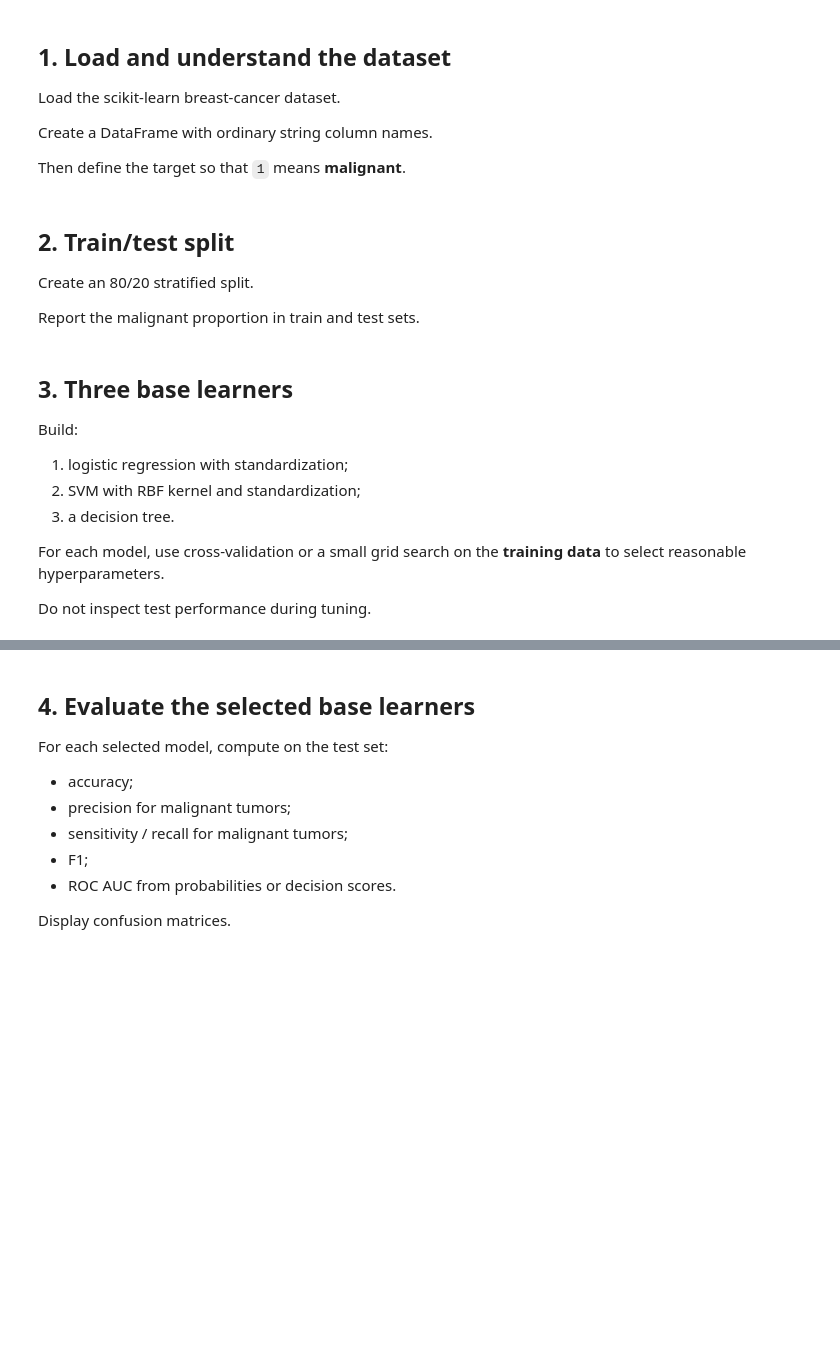
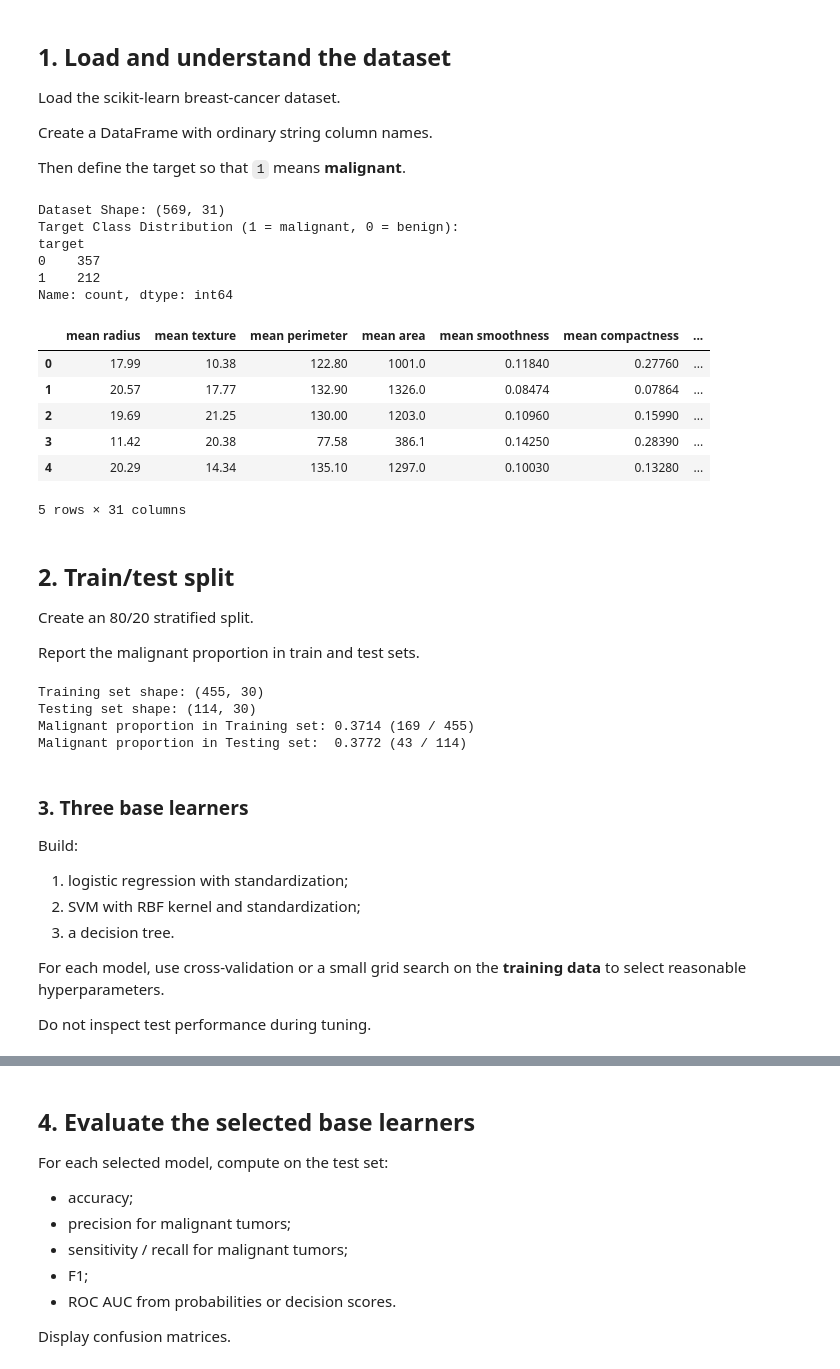
Before and after one commit to silakchhum/inf-gram, a Jupyter notebook: 4_ensemble_learning/practical.ipynb, the cells around one changed output, grey strips where cells are left out. Cells and saved outputs as stored; diff of their text form; code cells hidden in the pictures; blank space fills up the shorter version.

```diff
--- a/4_ensemble_learning/practical.ipynb
+++ b/4_ensemble_learning/practical.ipynb
@@ -70,7 +70,47 @@ Create a DataFrame with ordinary string column names.
 
 Then define the target so that `1` means **malignant**.
 # %%
-# Your code here
+# Load the breast cancer dataset
+data = load_breast_cancer()
+
+# Columns
+columns = data.feature_names.astype(str)
+
+# Create a DataFrame with the features and ordinary string column names
+X = pd.DataFrame(data.data, columns=columns)
+
+# By default in scikit-learn:
+# - class 0 = malignant
+# - class 1 = benign
+# We want:
+# - 1 = malignant
+# - 0 = benign
+# So we flip the target labels: 1 - default_target
+y = 1 - data.target
+
+# # Combine into a single DataFrame for overview
+df = X.copy()
+df['target'] = y
+
+# # Display basic information
+print("Dataset Shape:", df.shape)
+print("Target Class Distribution (1 = malignant, 0 = benign):")
+print(df['target'].value_counts())
+df.head()
+# %% [output]
+Dataset Shape: (569, 31)
+Target Class Distribution (1 = malignant, 0 = benign):
+target
+0    357
+1    212
+Name: count, dtype: int64
+|  | mean radius | mean texture | mean perimeter | mean area | mean smoothness | mean compactness | ... |
+| 0 | 17.99 | 10.38 | 122.80 | 1001.0 | 0.11840 | 0.27760 | ... |
+| 1 | 20.57 | 17.77 | 132.90 | 1326.0 | 0.08474 | 0.07864 | ... |
+| 2 | 19.69 | 21.25 | 130.00 | 1203.0 | 0.10960 | 0.15990 | ... |
+| 3 | 11.42 | 20.38 | 77.58 | 386.1 | 0.14250 | 0.28390 | ... |
+| 4 | 20.29 | 14.34 | 135.10 | 1297.0 | 0.10030 | 0.13280 | ... |
+5 rows × 31 columns
 # %% [markdown]
 ## 2. Train/test split
 
@@ -78,9 +118,27 @@ Create an 80/20 stratified split.
 
 Report the malignant proportion in train and test sets.
 # %%
-# Your code here
+# Create 80/20 stratified train/test split
+X_train, X_test, y_train, y_test = train_test_split(
+    X, y, test_size=0.20, random_state=SEED
+)
+
+# Calculate proportionsz
+train_prop = np.mean(y_train)
+test_prop = np.mean(y_test)
+
+# Report the malignant propotion
+print(f"Training set shape: {X_train.shape}")
+print(f"Testing set shape: {X_test.shape}")
+print(f"Malignant proportion in Training set: {train_prop:.4f} ({np.sum(y_train)} / {len(y_train)})")
+print(f"Malignant proportion in Testing set:  {test_prop:.4f} ({np.sum(y_test)} / {len(y_test)})")
+# %% [output]
+Training set shape: (455, 30)
+Testing set shape: (114, 30)
+Malignant proportion in Training set: 0.3714 (169 / 455)
+Malignant proportion in Testing set:  0.3772 (43 / 114)
 # %% [markdown]
-## 3. Three base learners
+### 3. Three base learners
 
 Build:
 
```
Also changed, not shown: parts of 7 cells of this notebook.
